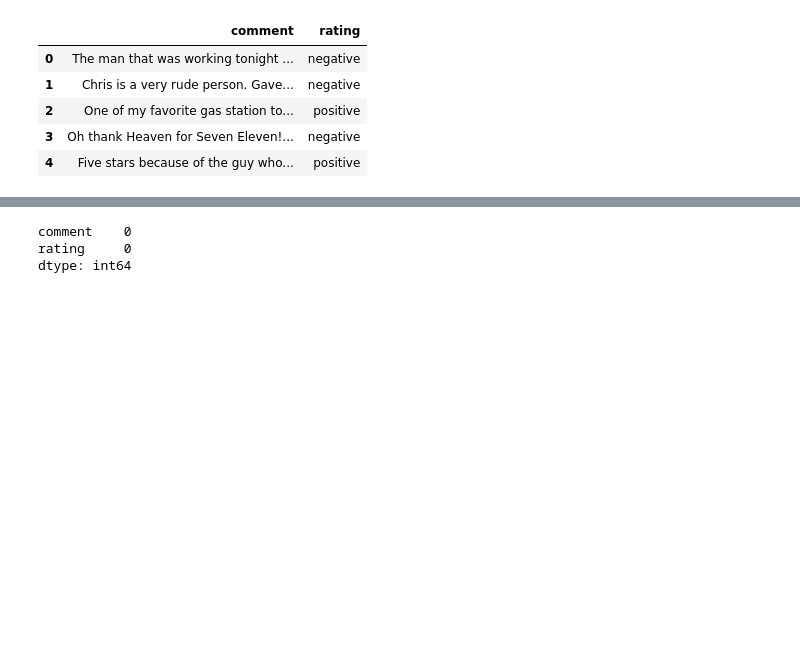
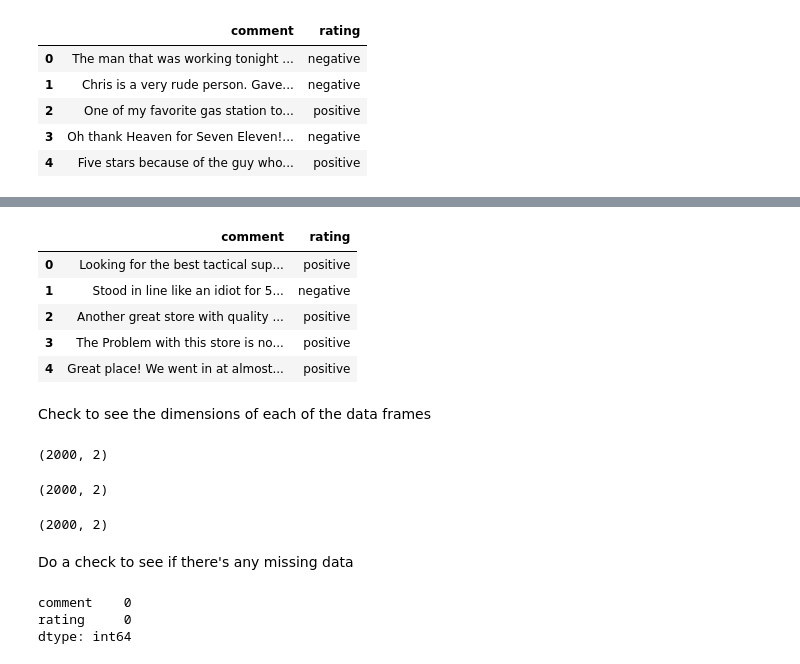
Before and after one commit to DaraLeonard/COMP47670-assignment2, a Jupyter notebook: COMP47670 Assignment 2 - Text Classification.ipynb, the cells around one changed output, grey strips where cells are left out. Saved outputs shown, nothing was run; the diff lists cells and outputs as text; code cells hidden in the pictures; blank space fills up the shorter version.

```diff
--- a/COMP47670 Assignment 2 - Text Classification.ipynb
+++ b/COMP47670 Assignment 2 - Text Classification.ipynb
@@ -75,3 +118,28 @@ consolidated_automotive_reviews_df.head()
+# %%
+consolidated_fashion_reviews_df.head()
+# %% [output]
+|  | comment | rating |
+| 0 | Looking for the best tactical sup... | positive |
+| 1 | Stood in line like an idiot for 5... | negative |
+| 2 | Another great store with quality ... | positive |
+| 3 | The Problem with this store is no... | positive |
+| 4 | Great place! We went in at almost... | positive |
+# %% [markdown]
+Check to see the dimensions of each of the data frames
+# %%
+consolidated_automotive_reviews_df.shape
+# %% [output]
+(2000, 2)
+# %%
+consolidated_cafe_reviews_df.shape
+# %% [output]
+(2000, 2)
+# %%
+consolidated_fashion_reviews_df.shape
+# %% [output]
+(2000, 2)
+# %% [markdown]
+Do a check to see if there's any missing data
 # %%
 consolidated_automotive_reviews_df.isnull().sum()
 # %% [output]
```
Also changed, not shown: parts of 78 cells of this notebook, 3 other files.
